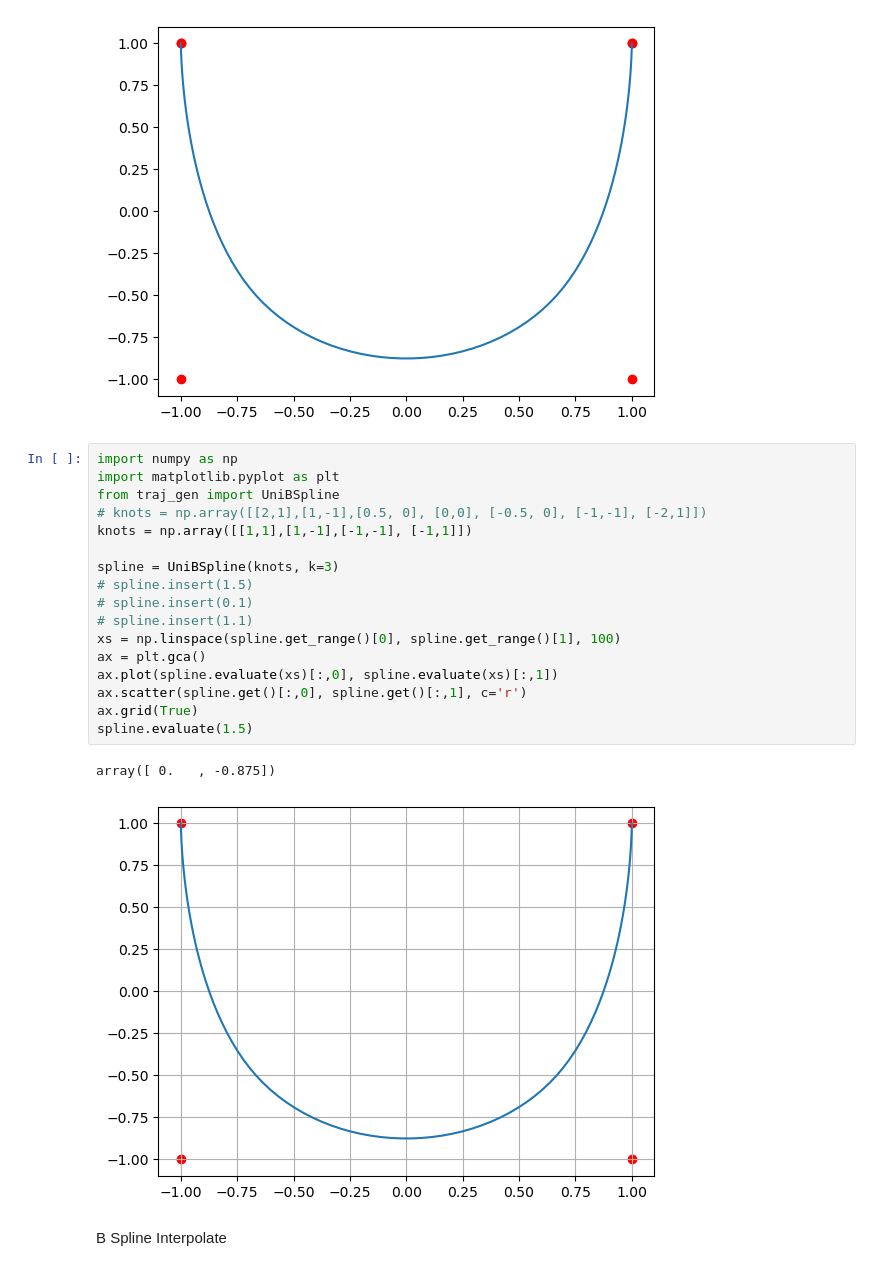
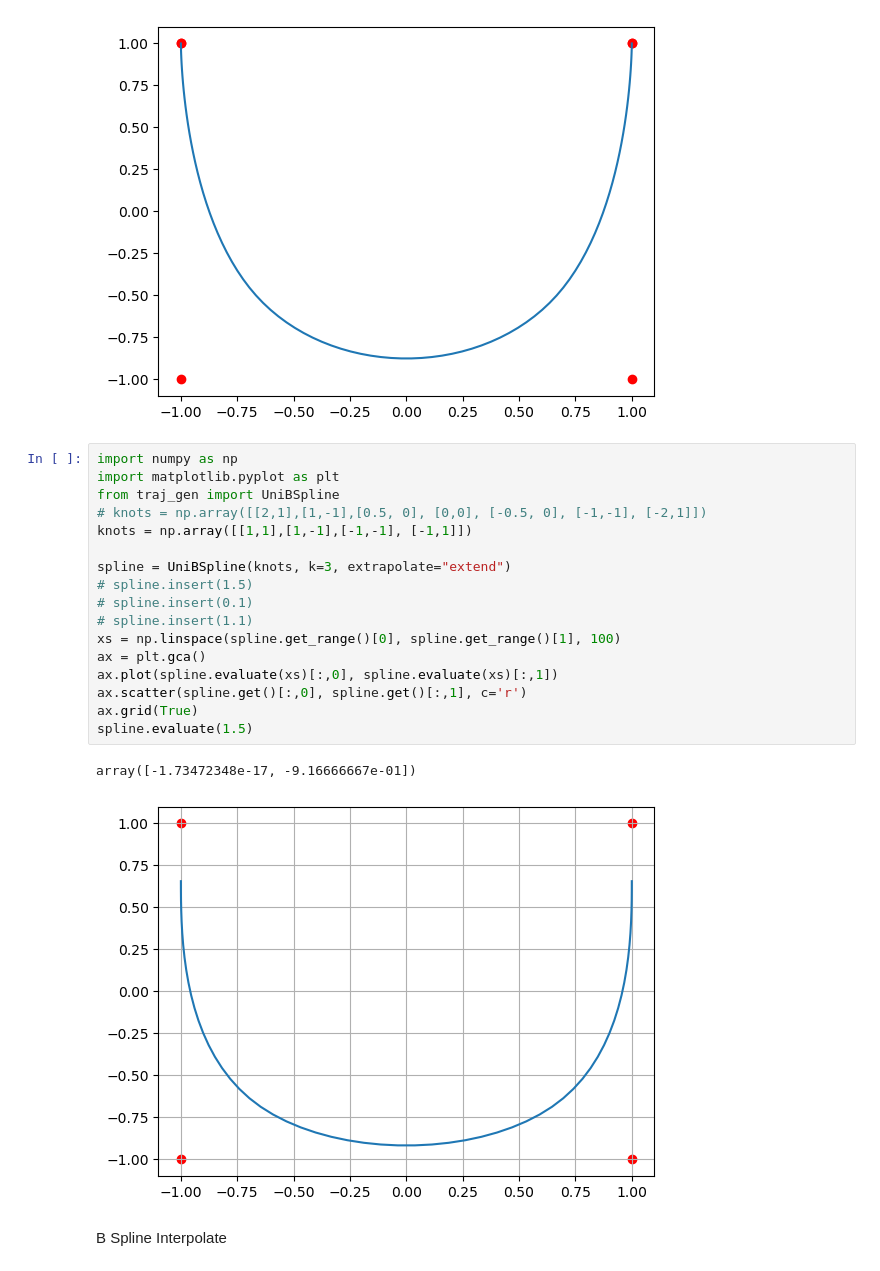
Before and after one commit to MasterYip/FLTPlanner, a Jupyter notebook: fast_legged_planner/fast_legged_planner_py/swing_leg_planner/traj_gen/curve_gen.ipynb, the cells around one changed output. Drawn from its saved outputs; the diff is of its cells as text.

```diff
--- a/fast_legged_planner/fast_legged_planner_py/swing_leg_planner/traj_gen/curve_gen.ipynb
+++ b/fast_legged_planner/fast_legged_planner_py/swing_leg_planner/traj_gen/curve_gen.ipynb
@@ -76,23 +76,23 @@ ax.scatter(spline.c[:,0], spline.c[:,1], c='r')
 # %%
 import numpy as np
 import matplotlib.pyplot as plt
 from traj_gen import UniBSpline
 # knots = np.array([[2,1],[1,-1],[0.5, 0], [0,0], [-0.5, 0], [-1,-1], [-2,1]])
 knots = np.array([[1,1],[1,-1],[-1,-1], [-1,1]])
 
-spline = UniBSpline(knots, k=3)
+spline = UniBSpline(knots, k=3, extrapolate="extend")
 # spline.insert(1.5)
 # spline.insert(0.1)
 # spline.insert(1.1)
 xs = np.linspace(spline.get_range()[0], spline.get_range()[1], 100)
 ax = plt.gca()
 ax.plot(spline.evaluate(xs)[:,0], spline.evaluate(xs)[:,1])
 ax.scatter(spline.get()[:,0], spline.get()[:,1], c='r')
 ax.grid(True)
 spline.evaluate(1.5)
 # %% [output]
-array([ 0.   , -0.875])
+array([-1.73472348e-17, -9.16666667e-01])
-[figure, old version]
+[figure, new version]
 # %% [markdown]
 B Spline Interpolate
 # %%
```
Also changed, not shown: 2 other files.
